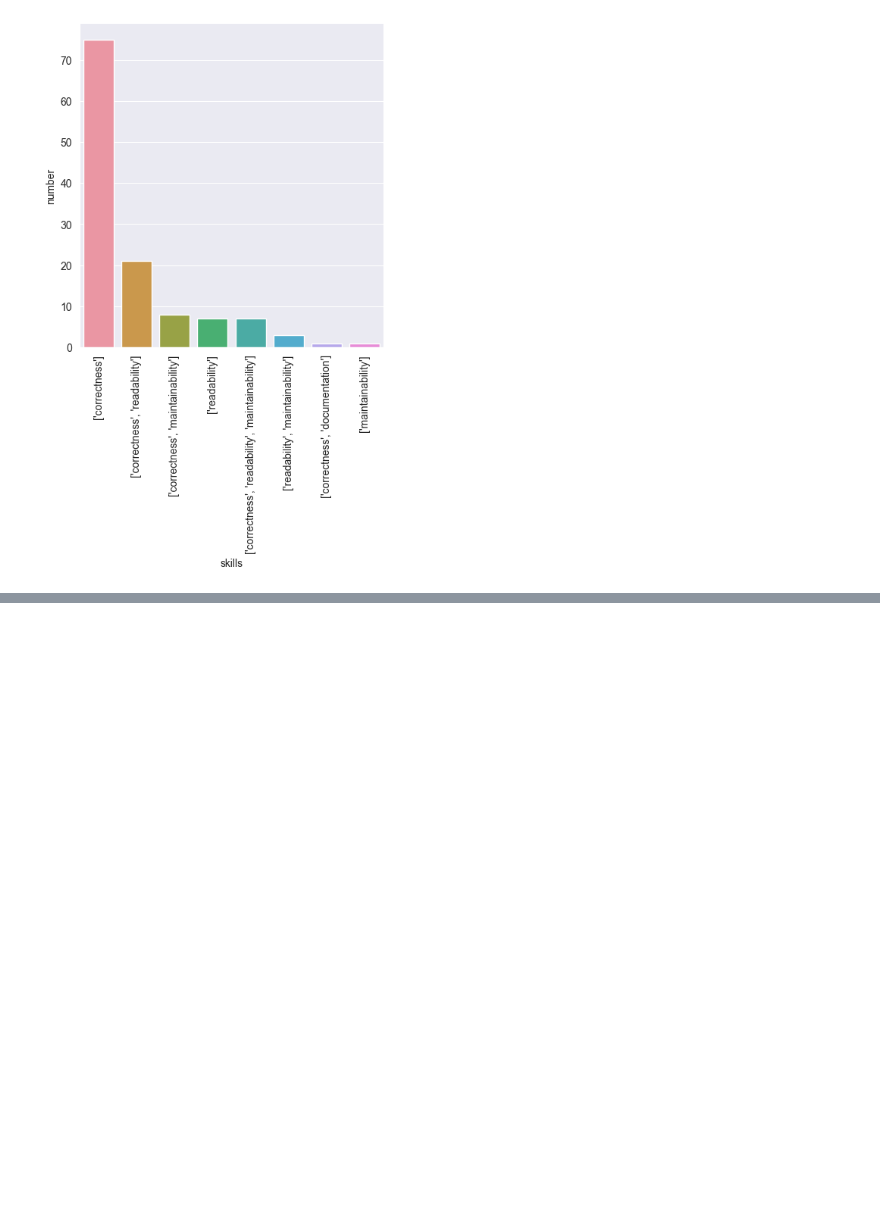
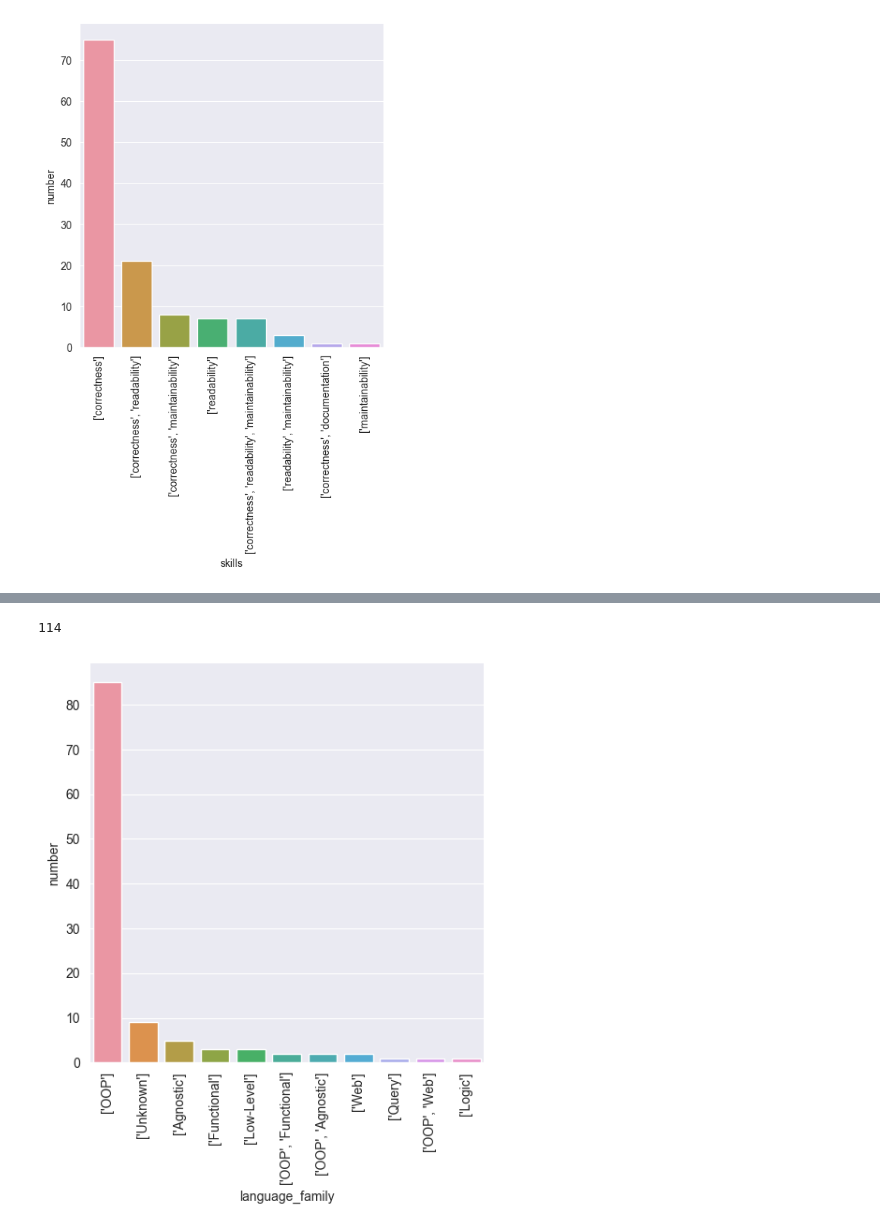
Before and after one commit to m-messer/Automated-Assessment-SLR-Data-Processing, a Jupyter notebook: analysis.ipynb, the cells around one changed output, grey strips where cells are left out. Drawn from its saved outputs; the diff is of its cells as text; code cells hidden in the pictures; blank space fills up the shorter version.

Commit message:
PHD-128 Added first pass of language family plot

```diff
--- a/analysis.ipynb
+++ b/analysis.ipynb
@@ -191,0 +195,4 @@ plt.savefig('plots/skills.pdf', bbox_inches='tight')
+# %%
+families = pd.Series([family for family in df.lang_family]).value_counts().reset_index()
+families.columns = ["language_family", 'number']
+families
@@ -191,0 +212,10 @@ plt.savefig('plots/skills.pdf', bbox_inches='tight')
+# %%
+families.number.sum()
+# %% [output]
+114
+# %%
+sns.catplot(families, kind='bar', x='language_family', y='number')
+plt.xticks(rotation=90)
+plt.savefig('plots/lang_family.pdf', bbox_inches='tight')
+# %% [output]
+[figure, added]
```
Also changed, not shown: parts of 3 cells of this notebook, 3 other files.
